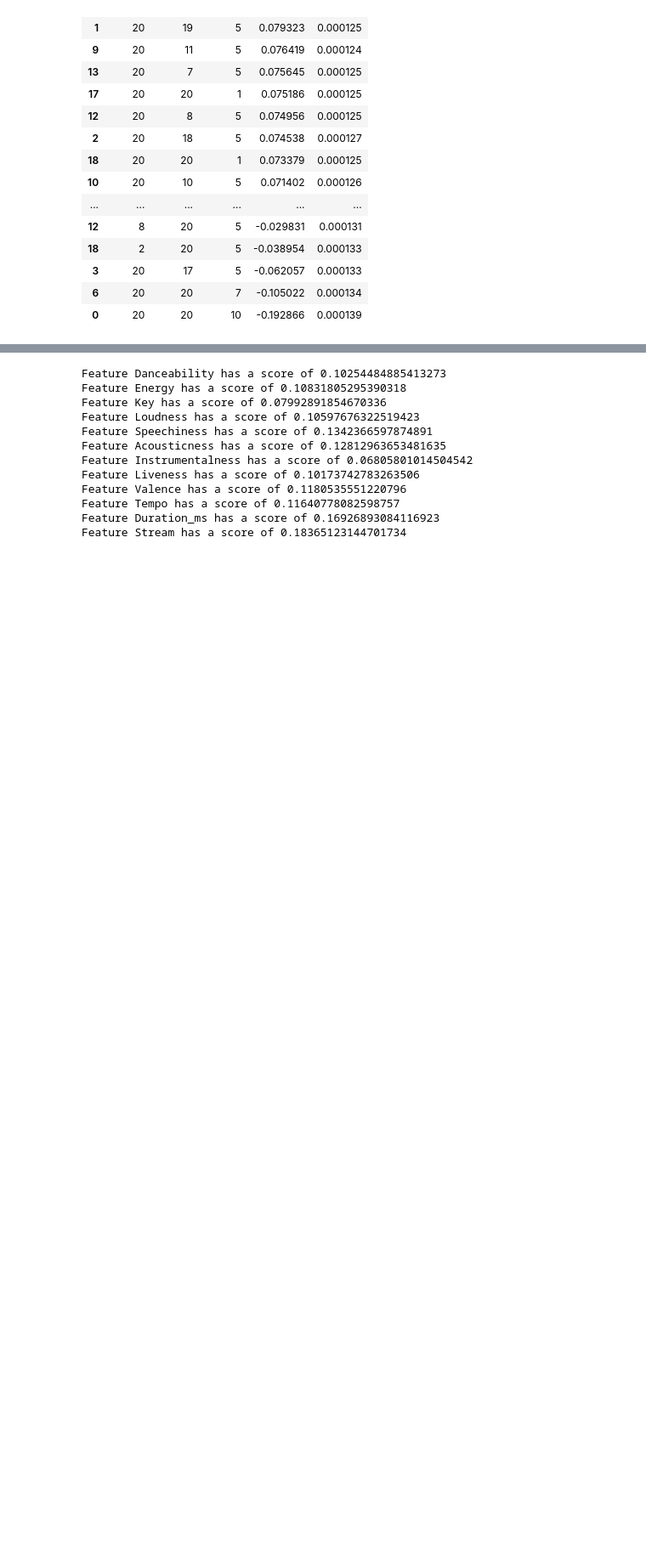
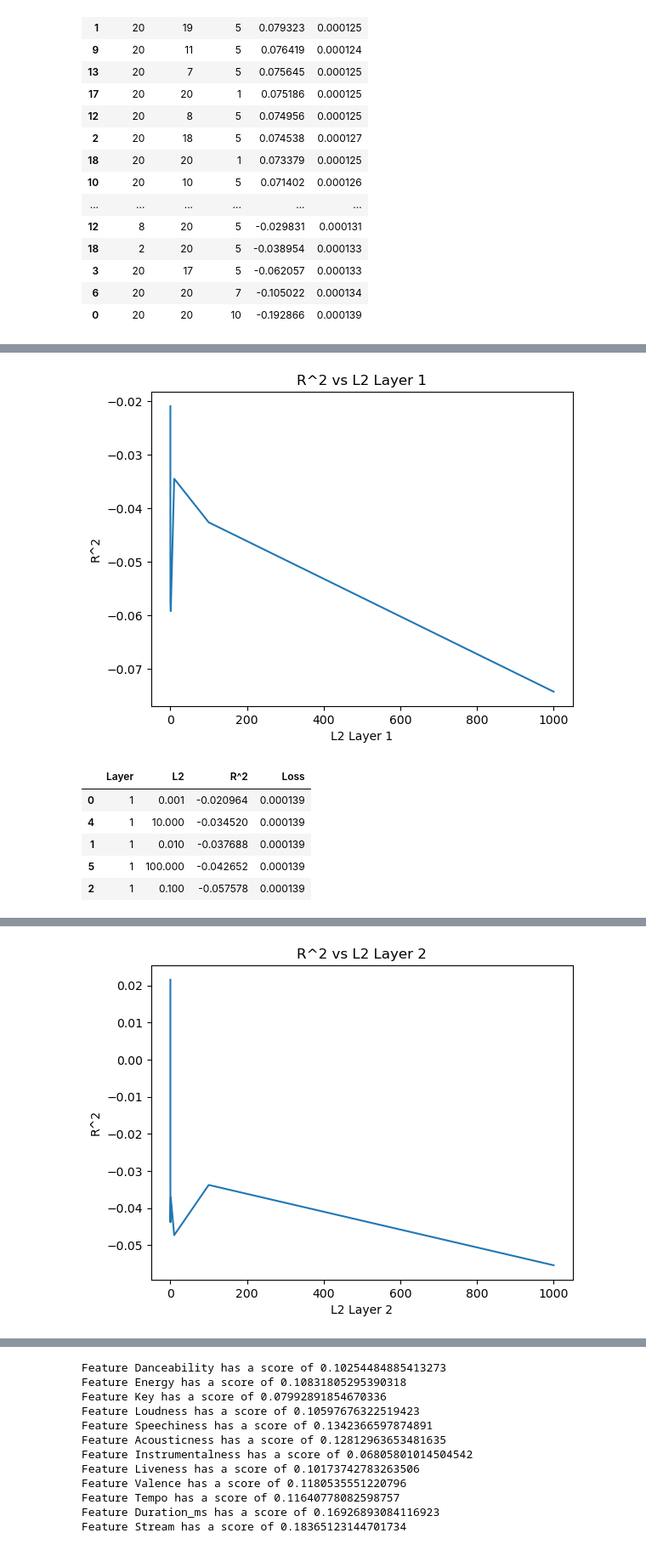
Before and after one commit to NickyDCFP/Machine-Learning-4563-Final-Project, a Jupyter notebook: keras.ipynb, the cells around one changed output, grey strips where cells are left out. Shown at 85% size. Drawn from its saved outputs; the diff is of its cells as text; code cells hidden in the pictures; blank space fills up the shorter version.

Commit message:
Added graphs for testing regularization and activation functions

```diff
--- a/keras.ipynb
+++ b/keras.ipynb
@@ -151,28 +151,17 @@ for layer1 in [20, 17, 15, 13, 10]:
     for layer2 in [15, 12, 8, 5]:
         l1.append(layer1)
         l2.append(layer2)
+loss = [lst[i] for i in range(len(lst), 2)]
 d = [lst[i] for i in range(1, len(lst), 2)]
 print(d[-1])
 l1.pop()
 l2.pop()
 print(len(d), len(l1), len(l2))
-res = pd.DataFrame({'Layer 1': l1, 'Layer 2': l2, 'R^2': d})
+res = pd.DataFrame({'Layer 1': l1, 'Layer 2': l2, 'R^2': d, 'Loss': loss})
 #res = pd.DataFrame(columns=['Layer 1', 'Layer 2', 'R^2'], data=[np.array(l1).reshape(-1,1), np.array(l2).reshape(-1,1), np.array(d).reshape(-1,1)])
 
 #print(res)
-fig = plt.figure()
-ax = fig.add_subplot(111, projection='3d')
 
-x = res["Layer 1"]
-y = res["Layer 2"]
-z = res["R^2"]
-
-ax.scatter(np.array(x), np.array(y), np.array(z).astype('float32'))
-ax.set_xlabel('Layer 1')
-ax.set_ylabel('Layer 2')
-ax.set_zlabel('R^2')
-
-plt.show()
 
 from IPython.display import display
 display(res)
@@ -284,7 +242,45 @@ display(results)
 | 3 | 20 | 17 | 5 | -0.062057 | 0.000133 |
 | 6 | 20 | 20 | 7 | -0.105022 | 0.000134 |
 | 0 | 20 | 20 | 10 | -0.192866 | 0.000139 |
-# %%
-def test_regularization():
-    l1 = 0.001
-    while(l1 < 100):
+# %%
+def test_regularization():
+    results = pd.DataFrame(columns=['Layer', 'L2', 'R^2', 'Loss'])
+    for layer in range(1,4):
+        res= pd.DataFrame(columns=['Layer', 'L2', 'R^2', 'Loss'])
+        l2 = 0.001
+        while(l2 <= 1000):
+            model = keras.Sequential([
+            Dense(20, activation='sigmoid', kernel_regularizer=regularizers.l2(l2 if layer == 1 else 0), input_shape=(X_train_scaled.shape[1], )),
+            Dense(20, activation='sigmoid', kernel_regularizer=regularizers.l2(l2 if layer == 2 else 0)),
+            Dense(5, activation='sigmoid', kernel_regularizer=regularizers.l2(l2 if layer == 3 else 0)),
+            Dense(1)
+        ])
+            optimizer = Adam(learning_rate=0.0001) # Tried out 0.01 learning rate, not much different. 0.001 is the default. Lowering learning rate gives steady descent, nice
+            model.compile(optimizer=optimizer, loss='mean_squared_error', metrics=[r2])
+            fit = model.fit(X_train_scaled, y_train,
+                        epochs=150,
+                        batch_size=150,
+                        verbose=0)
+            loss, r_2 = model.evaluate(X_test_scaled, y_test)
+            res = pd.concat([res, pd.DataFrame({
+                'Layer':layer,
+                'L2': l2,
+                'R^2': r_2,
+                'Loss': loss
+            }, index=['L2'])], ignore_index=True)
+            print(f'{loss}, {r_2}')
+            l2 *= 10
+        plt.plot(res[f'L2'], res['R^2'])
+        # set the axis labels and title
+        plt.xlabel(f'L2 Layer {layer}')
+        plt.ylabel('R^2')
+        plt.title(f'R^2 vs L2 Layer {layer}')
+        # display the plot
+        plt.show()
+        res = res.sort_values(by='R^2', ascending=False)
+        display(res.head())
+        results = pd.concat([results, res], axis=0)
+    results = results.sort_values(by='R^2', ascending=False)
+    return results
+results = test_regularization()
+# %% [output]
@@ -290,0 +301,7 @@ def test_regularization():
+[figure, added]
+|  | Layer | L2 | R^2 | Loss |
+| 0 | 1 | 0.001 | -0.020964 | 0.000139 |
+| 4 | 1 | 10.000 | -0.034520 | 0.000139 |
+| 1 | 1 | 0.010 | -0.037688 | 0.000139 |
+| 5 | 1 | 100.000 | -0.042652 | 0.000139 |
+| 2 | 1 | 0.100 | -0.057578 | 0.000139 |
@@ -290,0 +322 @@ def test_regularization():
+[figure, added]
```
Also changed, not shown: parts of 7 cells of this notebook.
